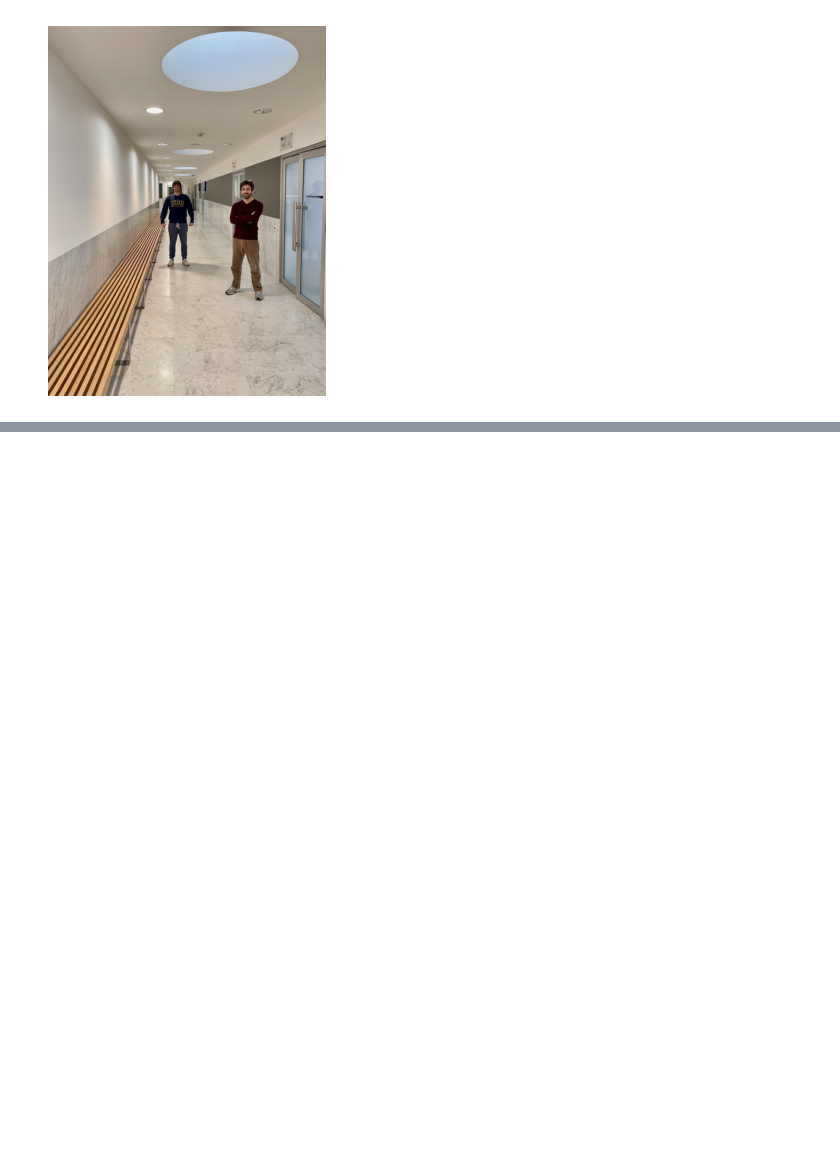
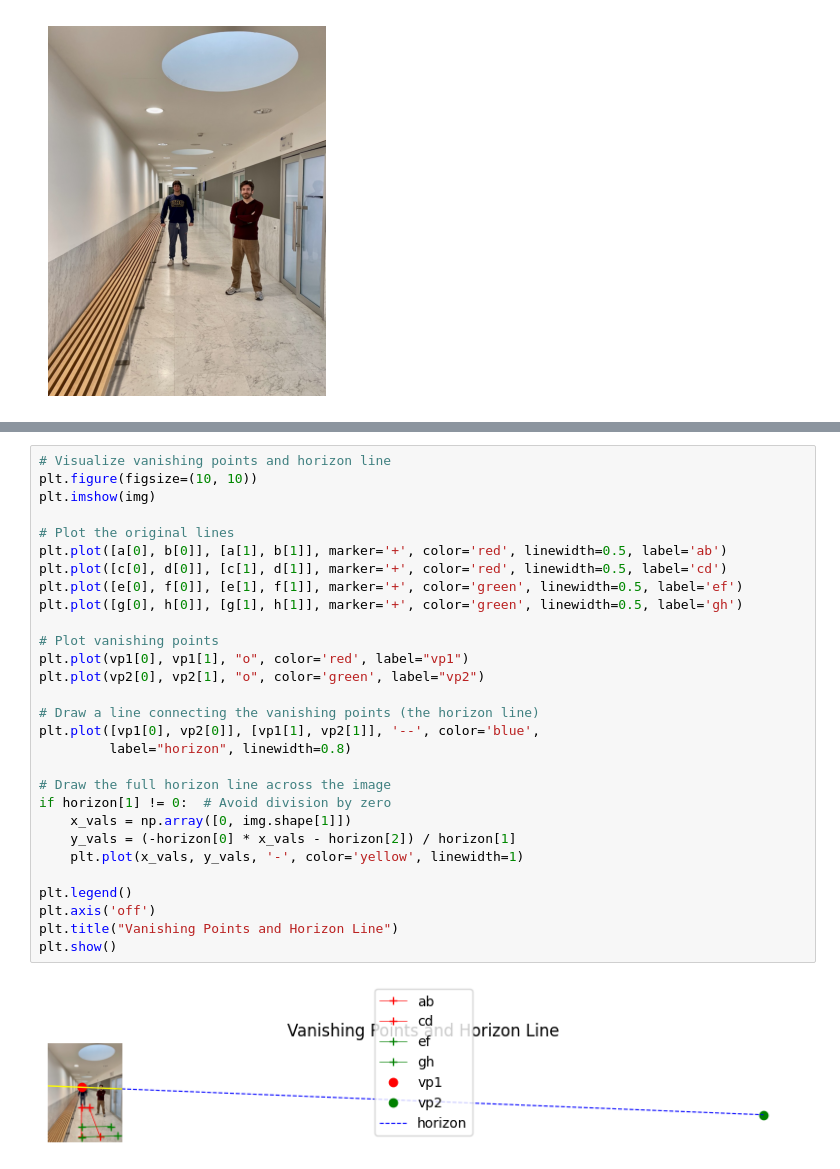
Before and after one commit to giacomo-ciro/projective-geometry-estimation, a Jupyter notebook: single-view-metrology/main.ipynb, the cells around one changed output, grey strips where cells are left out. Saved outputs shown, nothing was run; the diff lists cells and outputs as text; blank space fills up the shorter version.

```diff
--- a/single-view-metrology/main.ipynb
+++ b/single-view-metrology/main.ipynb
@@ -258,0 +196,31 @@ KeyboardInterrupt:
+# %%
+# Visualize vanishing points and horizon line
+plt.figure(figsize=(10, 10))
+plt.imshow(img)
+
+# Plot the original lines
+plt.plot([a[0], b[0]], [a[1], b[1]], marker='+', color='red', linewidth=0.5, label='ab')
+plt.plot([c[0], d[0]], [c[1], d[1]], marker='+', color='red', linewidth=0.5, label='cd')
+plt.plot([e[0], f[0]], [e[1], f[1]], marker='+', color='green', linewidth=0.5, label='ef')
+plt.plot([g[0], h[0]], [g[1], h[1]], marker='+', color='green', linewidth=0.5, label='gh')
+
+# Plot vanishing points
+plt.plot(vp1[0], vp1[1], "o", color='red', label="vp1")
+plt.plot(vp2[0], vp2[1], "o", color='green', label="vp2")
+
+# Draw a line connecting the vanishing points (the horizon line)
+plt.plot([vp1[0], vp2[0]], [vp1[1], vp2[1]], '--', color='blue',
+         label="horizon", linewidth=0.8)
+
+# Draw the full horizon line across the image
+if horizon[1] != 0:  # Avoid division by zero
+    x_vals = np.array([0, img.shape[1]])
+    y_vals = (-horizon[0] * x_vals - horizon[2]) / horizon[1]
+    plt.plot(x_vals, y_vals, '-', color='yellow', linewidth=1)
+
+plt.legend()
+plt.axis('off')
+plt.title("Vanishing Points and Horizon Line")
+plt.show()
+# %% [output]
+[figure, added]
```
Also changed, not shown: parts of 8 cells of this notebook.
